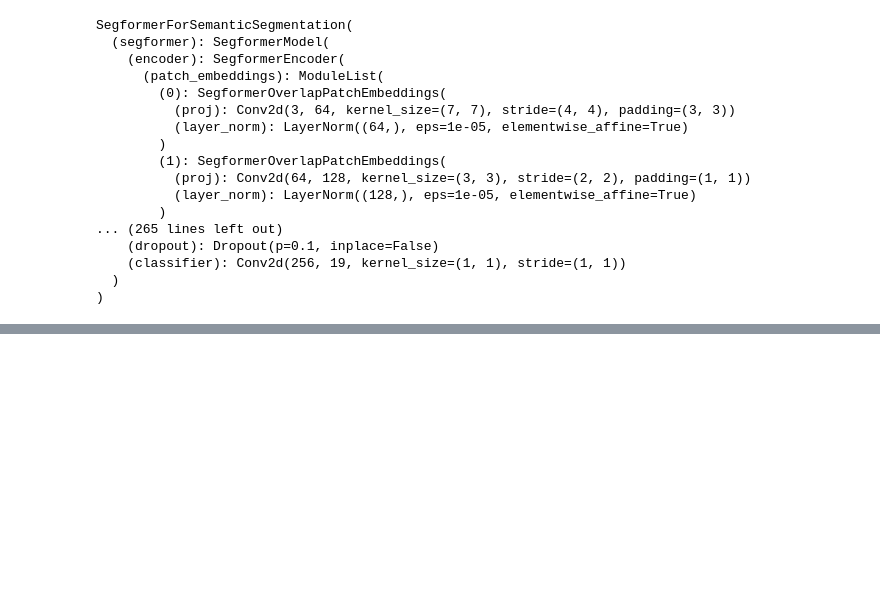
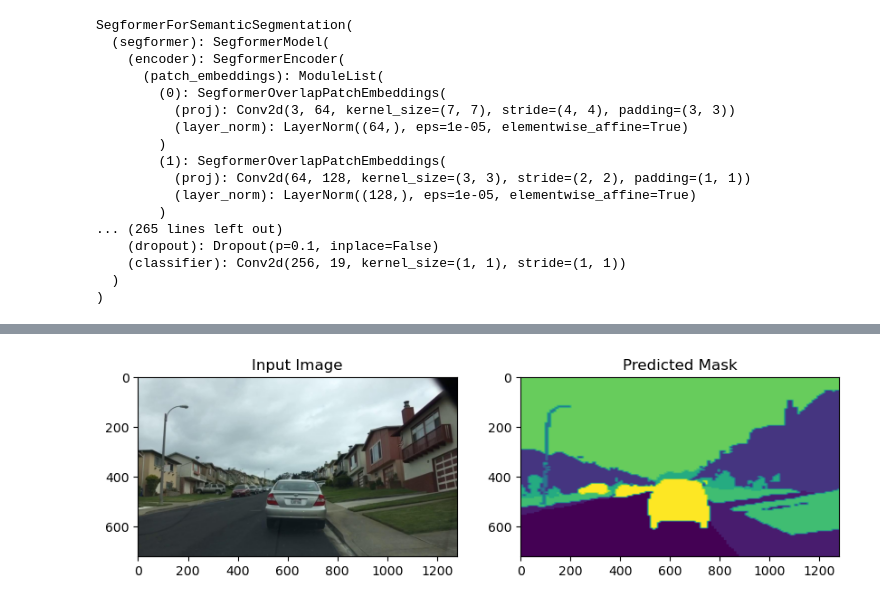
Before and after one commit to ZeyadArafat/phase-3, a Jupyter notebook: code.ipynb, the cells around one changed output, grey strips where cells are left out. Saved outputs shown, nothing was run; the diff lists cells and outputs as text; code cells hidden in the pictures; blank space fills up the shorter version.

```diff
--- a/code.ipynb
+++ b/code.ipynb
@@ -183,0 +171,13 @@ for i in range(5):
+# %%
+image_file = test_dataset.image_files[0]
+pred_mask = predictions[0][0]
+plt.figure(figsize=(10, 5))
+plt.subplot(1, 2, 1)
+plt.imshow(Image.open(os.path.join(test_data_path, image_file)))
+plt.title("Input Image")
+plt.subplot(1, 2, 2)
+plt.imshow(pred_mask)
+plt.title("Predicted Mask")
+plt.show()
+# %% [output]
+[figure, added]
```
Also changed, not shown: parts of 3 cells of this notebook.
